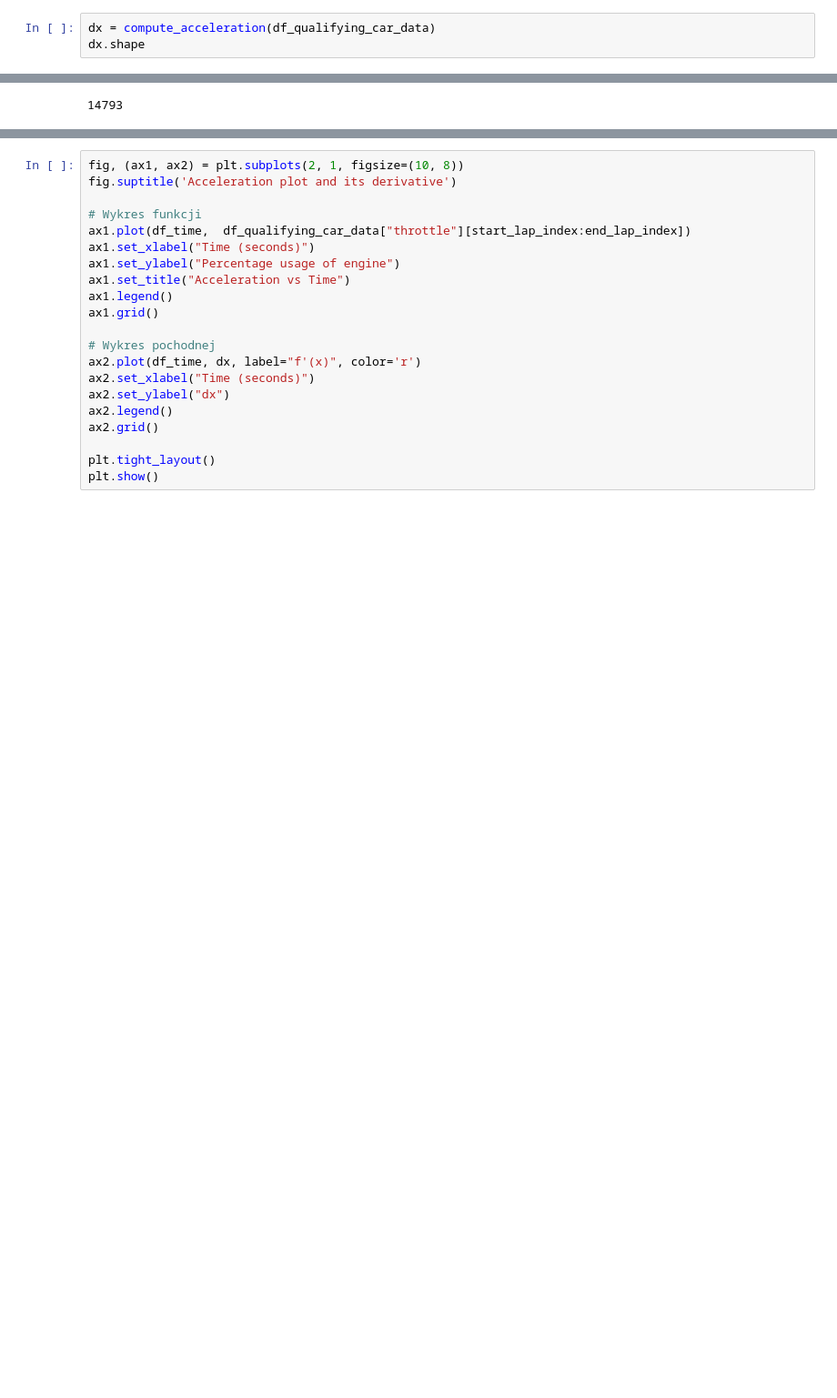
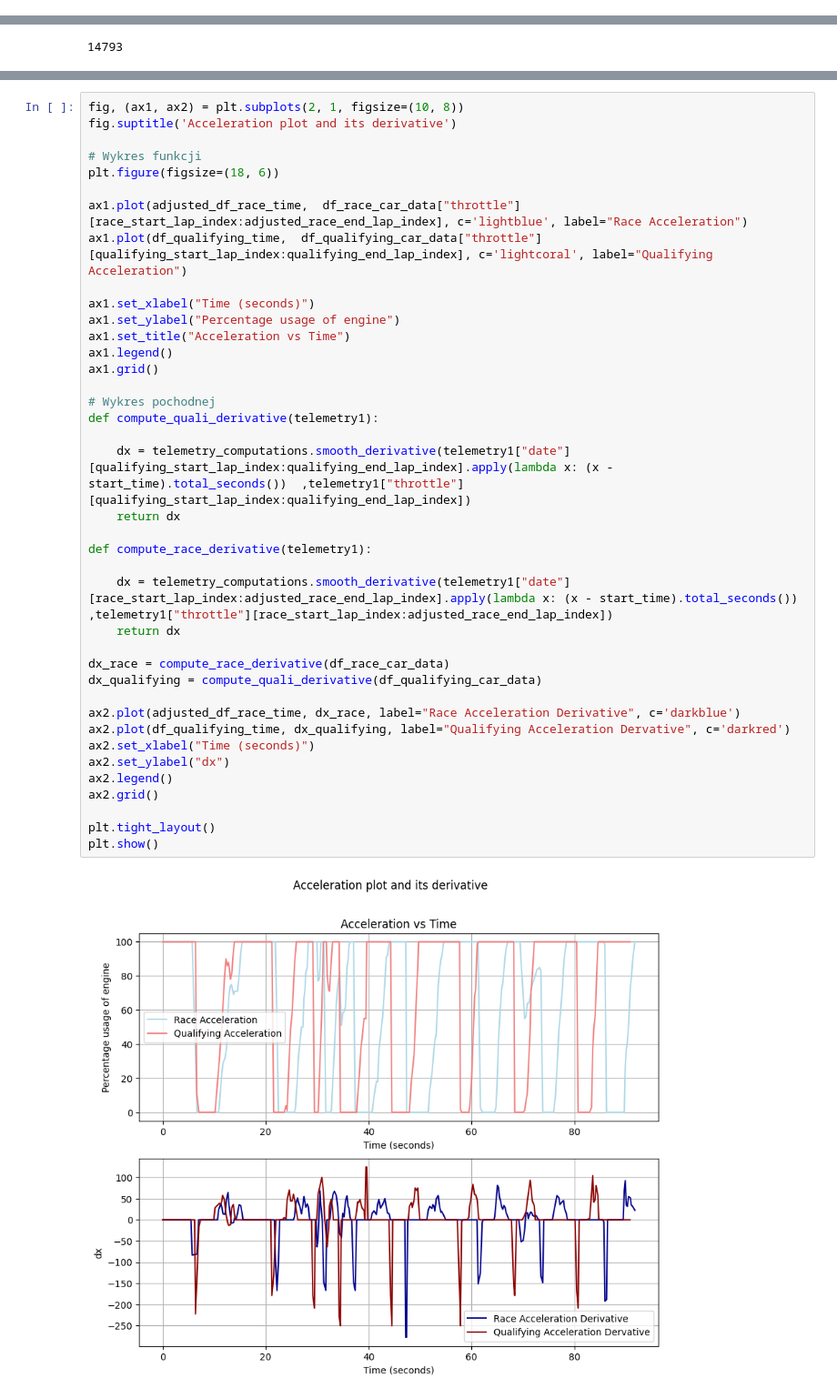
Before and after one commit to Whal0/F1_dataExploration, a Jupyter notebook: telemetry_analysis.ipynb, the cells around one changed output, grey strips where cells are left out. Shown at 91% size. Drawn from its saved outputs; the diff is of its cells as text; blank space fills up the shorter version.

```diff
--- a/telemetry_analysis.ipynb
+++ b/telemetry_analysis.ipynb
@@ -361,5 +413,2 @@ def compute_acceleration(telemetry1):
 # %% [markdown]
 No coś się liczy niby nie, zera wynikaja z tego ze jest zerowe zużycie throttle czasem
-# %%
-dx = compute_acceleration(df_qualifying_car_data)
-dx.shape
@@ -565,21 +566,41 @@ plt.show()
 # %%
 fig, (ax1, ax2) = plt.subplots(2, 1, figsize=(10, 8))
 fig.suptitle('Acceleration plot and its derivative')
 
 # Wykres funkcji
-ax1.plot(df_time,  df_qualifying_car_data["throttle"][start_lap_index:end_lap_index])
+plt.figure(figsize=(18, 6))
+
+ax1.plot(adjusted_df_race_time,  df_race_car_data["throttle"][race_start_lap_index:adjusted_race_end_lap_index], c='lightblue', label="Race Acceleration")
+ax1.plot(df_qualifying_time,  df_qualifying_car_data["throttle"][qualifying_start_lap_index:qualifying_end_lap_index], c='lightcoral', label="Qualifying Acceleration")
+
 ax1.set_xlabel("Time (seconds)")
 ax1.set_ylabel("Percentage usage of engine")
 ax1.set_title("Acceleration vs Time")
 ax1.legend()
 ax1.grid()
 
 # Wykres pochodnej
-ax2.plot(df_time, dx, label="f'(x)", color='r')
+def compute_quali_derivative(telemetry1):
+
+    dx = telemetry_computations.smooth_derivative(telemetry1["date"][qualifying_start_lap_index:qualifying_end_lap_index].apply(lambda x: (x - start_time).total_seconds())  ,telemetry1["throttle"][qualifying_start_lap_index:qualifying_end_lap_index])
+    return dx
+
+def compute_race_derivative(telemetry1):
+
+    dx = telemetry_computations.smooth_derivative(telemetry1["date"][race_start_lap_index:adjusted_race_end_lap_index].apply(lambda x: (x - start_time).total_seconds())  ,telemetry1["throttle"][race_start_lap_index:adjusted_race_end_lap_index])
+    return dx
+
+dx_race = compute_race_derivative(df_race_car_data)
+dx_qualifying = compute_quali_derivative(df_qualifying_car_data)
+
+ax2.plot(adjusted_df_race_time, dx_race, label="Race Acceleration Derivative", c='darkblue')
+ax2.plot(df_qualifying_time, dx_qualifying, label="Qualifying Acceleration Dervative", c='darkred')
 ax2.set_xlabel("Time (seconds)")
 ax2.set_ylabel("dx")
 ax2.legend()
 ax2.grid()
 
 plt.tight_layout()
 plt.show()
+# %% [output]
+[figure, added]
```
Also changed, not shown: parts of 42 cells of this notebook, 2 other files.
